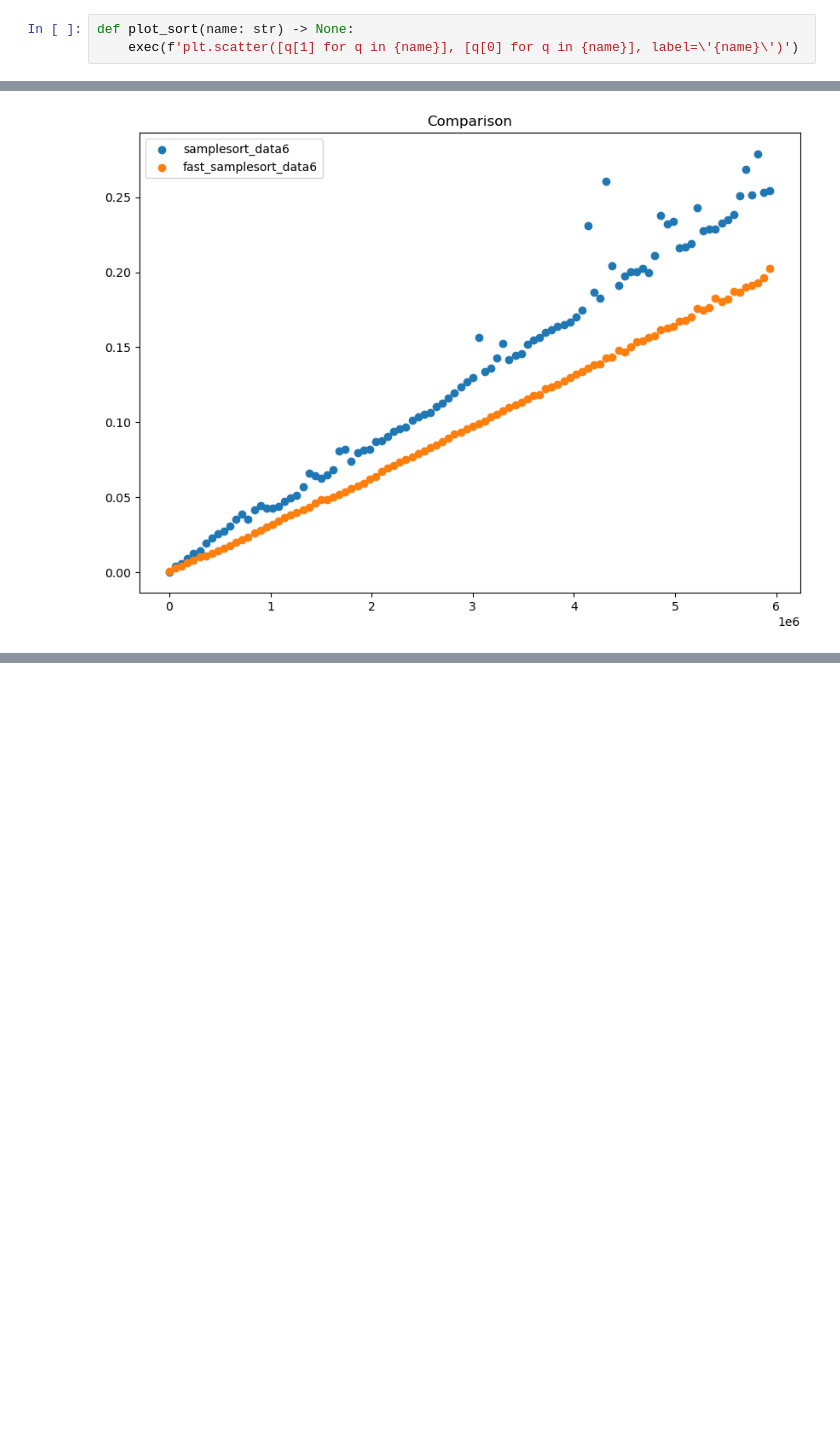
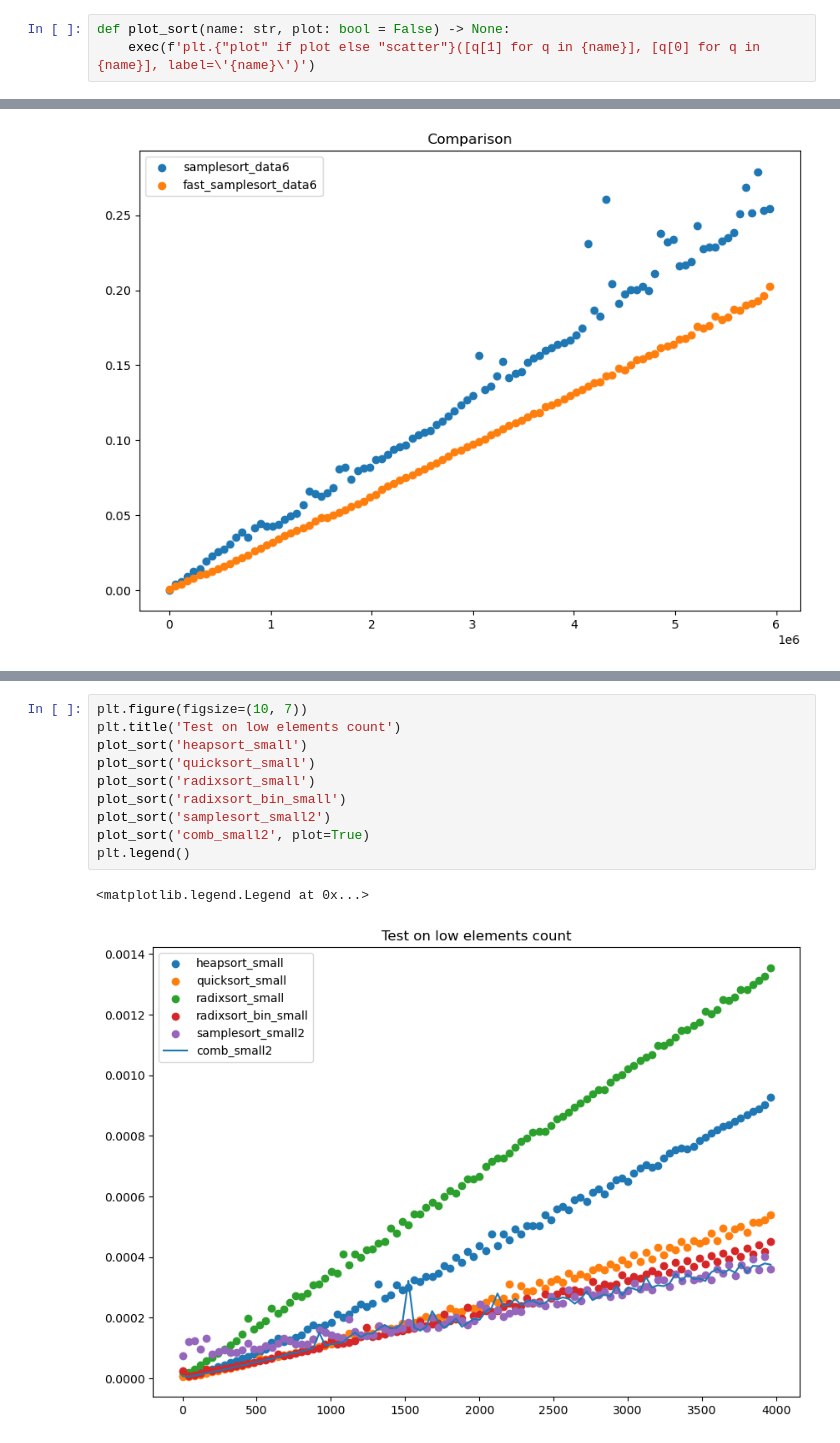
Before and after one commit to largeNumberOfOnes/parallele, a Jupyter notebook: labs/sort_algo.ipynb, the cells around one changed output, grey strips where cells are left out. Cells and saved outputs as stored; diff of their text form; blank space fills up the shorter version.

```diff
--- a/labs/sort_algo.ipynb
+++ b/labs/sort_algo.ipynb
@@ -5,8 +5,8 @@ import numpy as np
 
 plt.style.use('default')
 # %%
-def plot_sort(name: str) -> None:
-    exec(f'plt.scatter([q[1] for q in {name}], [q[0] for q in {name}], label=\'{name}\')')
+def plot_sort(name: str, plot: bool = False) -> None:
+    exec(f'plt.{"plot" if plot else "scatter"}([q[1] for q in {name}], [q[0] for q in {name}], label=\'{name}\')')
 # %%
 #data
 heapsort_data = [
@@ -1490,0 +2109,13 @@ plt.legend()
+# %%
+plt.figure(figsize=(10, 7))
+plt.title('Test on low elements count')
+plot_sort('heapsort_small')
+plot_sort('quicksort_small')
+plot_sort('radixsort_small')
+plot_sort('radixsort_bin_small')
+plot_sort('samplesort_small2')
+plot_sort('comb_small2', plot=True)
+plt.legend()
+# %% [output]
+<matplotlib.legend.Legend at 0x...>
+[figure, added]
```
Also changed, not shown: parts of 19 cells of this notebook, 1 other file.
